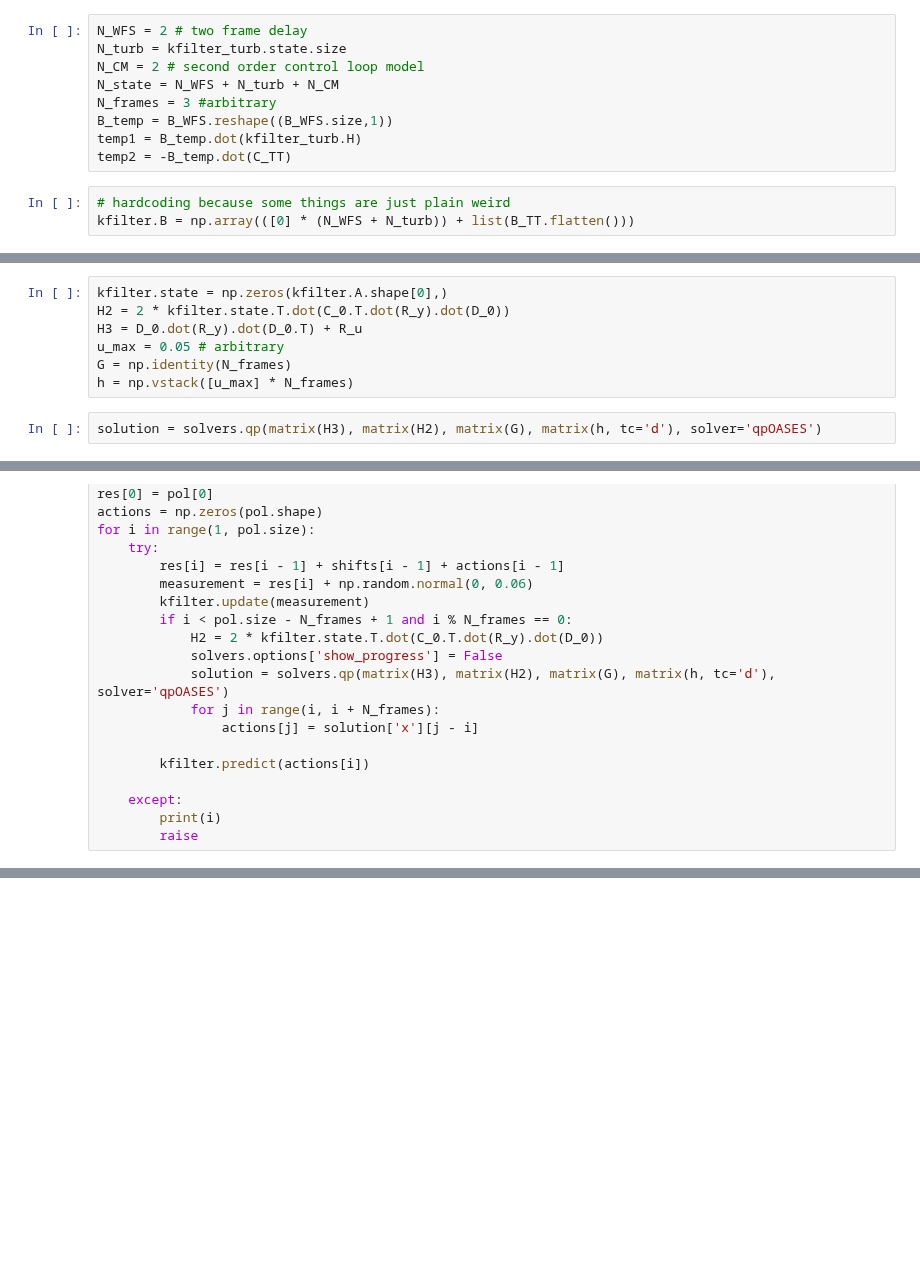
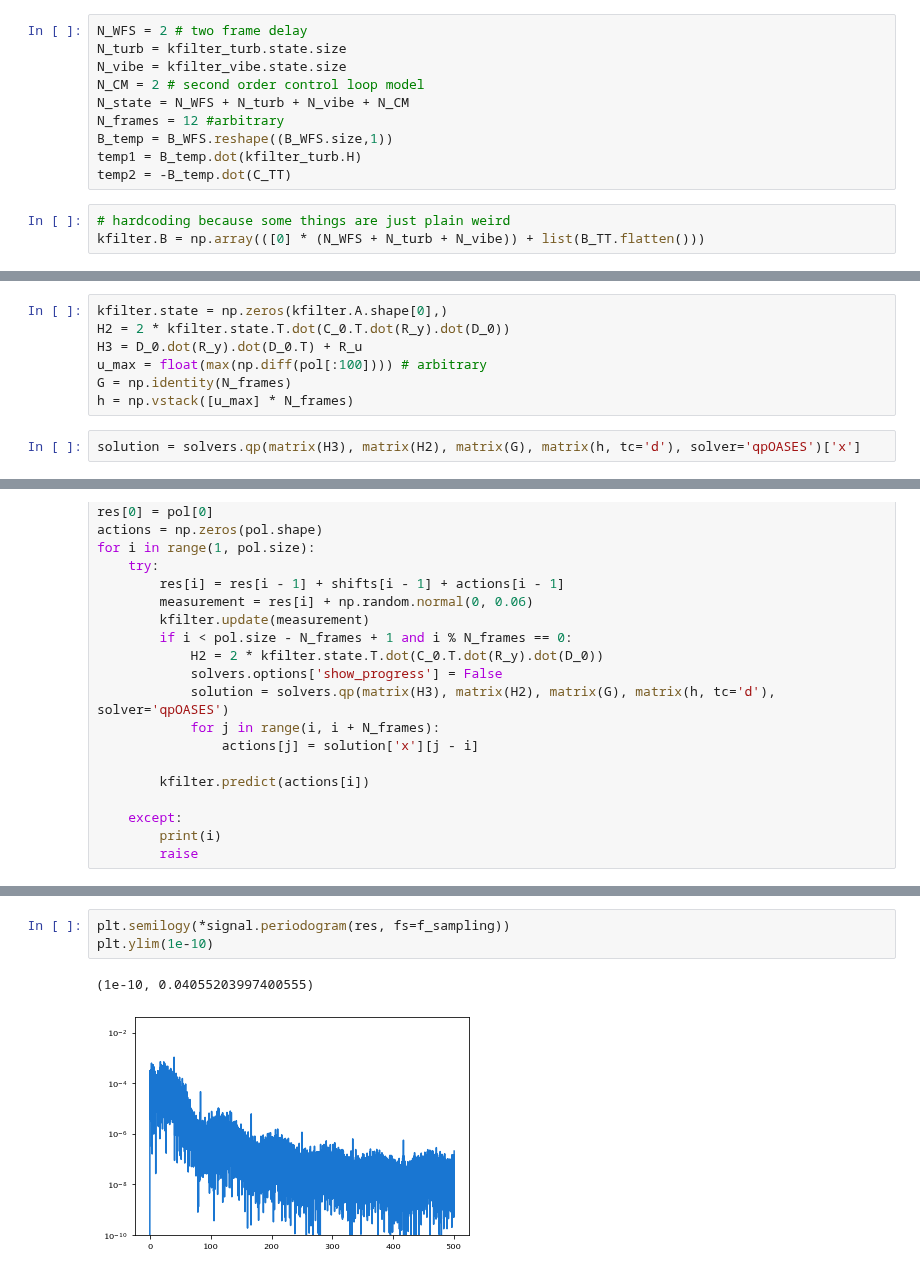
Before and after one commit to aditya-sengupta/tip-tilt-control, a Jupyter notebook: control/dev/mpc.ipynb, the cells around one changed output, grey strips where cells are left out. Saved outputs shown, nothing was run; the diff lists cells and outputs as text; blank space fills up the shorter version.

```diff
--- a/control/dev/mpc.ipynb
+++ b/control/dev/mpc.ipynb
@@ -114,15 +118,16 @@ kfilter.H = np.array([[0, 1, 0]]).dot(kfilter.H)
 # %%
 N_WFS = 2 # two frame delay
 N_turb = kfilter_turb.state.size
+N_vibe = kfilter_vibe.state.size
 N_CM = 2 # second order control loop model
-N_state = N_WFS + N_turb + N_CM
-N_frames = 3 #arbitrary
+N_state = N_WFS + N_turb + N_vibe + N_CM
+N_frames = 12 #arbitrary
 B_temp = B_WFS.reshape((B_WFS.size,1))
 temp1 = B_temp.dot(kfilter_turb.H)
 temp2 = -B_temp.dot(C_TT)
 # %%
 # hardcoding because some things are just plain weird
-kfilter.B = np.array(([0] * (N_WFS + N_turb)) + list(B_TT.flatten()))
+kfilter.B = np.array(([0] * (N_WFS + N_turb + N_vibe)) + list(B_TT.flatten()))
 # %%
 for i, j in [(0, 2), (0, 3), (1, 2), (1, 3)]: # works with a hardcoded N_WFS = 2
     kfilter.A[i][j] = temp1[i][j-2]
@@ -165,9 +170,9 @@ for i in range(N_frames):
 kfilter.state = np.zeros(kfilter.A.shape[0],)
 H2 = 2 * kfilter.state.T.dot(C_0.T.dot(R_y).dot(D_0))
 H3 = D_0.dot(R_y).dot(D_0.T) + R_u
-u_max = 0.05 # arbitrary
+u_max = float(max(np.diff(pol[:100]))) # arbitrary
 G = np.identity(N_frames)
 h = np.vstack([u_max] * N_frames)
 # %%
-solution = solvers.qp(matrix(H3), matrix(H2), matrix(G), matrix(h, tc='d'), solver='qpOASES')
+solution = solvers.qp(matrix(H3), matrix(H2), matrix(G), matrix(h, tc='d'), solver='qpOASES')['x']
 # %%
@@ -214,0 +235,6 @@ max(actions)
+# %%
+plt.semilogy(*signal.periodogram(res, fs=f_sampling))
+plt.ylim(1e-10)
+# %% [output]
+(1e-10, 0.04055203997400555)
+[figure, added]
```
Also changed, not shown: parts of 8 cells of this notebook.
